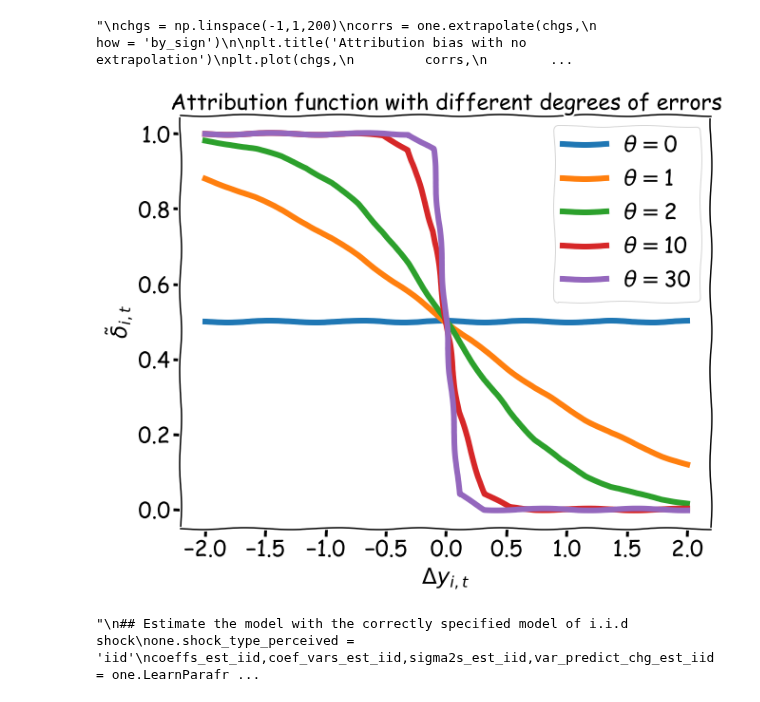
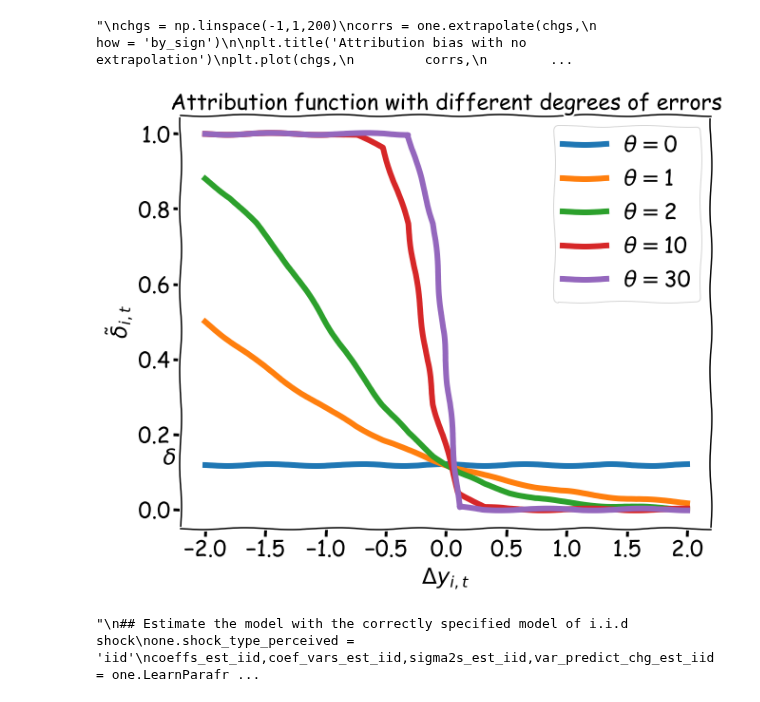
Before and after one commit to iworld1991/IncExpProject, a Jupyter notebook: WorkingFolder/PythonCode/TheoryLearning.ipynb, the cells around one changed output. Cells and saved outputs as stored; diff of their text form; code cells hidden in the pictures.

```diff
--- a/WorkingFolder/PythonCode/TheoryLearning.ipynb
+++ b/WorkingFolder/PythonCode/TheoryLearning.ipynb
@@ -411,7 +411,7 @@ class LearningIncome:
 ## other functions
     def logisticfunc(self,
                      x):
-        return 1/(1+np.exp(-self.theta*x))
+        return 1/(1+np.exp(-2-self.theta*x))
 
     def extrapolate(self,
                     shock,
@@ -780,34 +780,40 @@ plt.ylabel(r'$\hat \delta_{i,t}$',
 # %%
 ## extrapolative attribution function
 
 chgs = np.linspace(-2,2,20)
+thetas = np.array([0,1,2,10,30])
+one.theta = 0
+corr0 = one.extrapolate(1)
 
-thetas = np.array([0,1,2,10,30])
 
 with plt.xkcd():
     plt.figure(figsize = figsize)
     for theta in thetas:
         one.theta = theta
         corrs = one.extrapolate(chgs)
         plt.plot(chgs,
                  corrs,
                  lw = lw,
                  label = r'$\theta =$'+str(theta))
         #plt.axhline(0,
         #           label =r'$\hat \delta_{i}$')
         plt.legend(loc = 0,
                   fontsize = fontsize)
     plt.xlabel(r'$\Delta y_{i,t}$',
                fontsize = fontsize)
     plt.ylabel(r'$\tilde \delta_{i,t}$',
                fontsize = fontsize)
+    plt.text(-2.35,
+             corr0,
+             r'$\delta$',
+             fontsize = fontsize )
     plt.title('Attribution function with different degrees of errors',
              fontsize = fontsize)
     plt.xticks(fontsize = fontsize)
     plt.yticks(fontsize = fontsize)
     plt.savefig('../Graphs/theory/theta_corr.jpg')
 # %% [output]
-[figure, old version]
+[figure, new version]
 # %%
 ## for iid
 """
```
Also changed, not shown: parts of 3 cells of this notebook, 43 other files.
